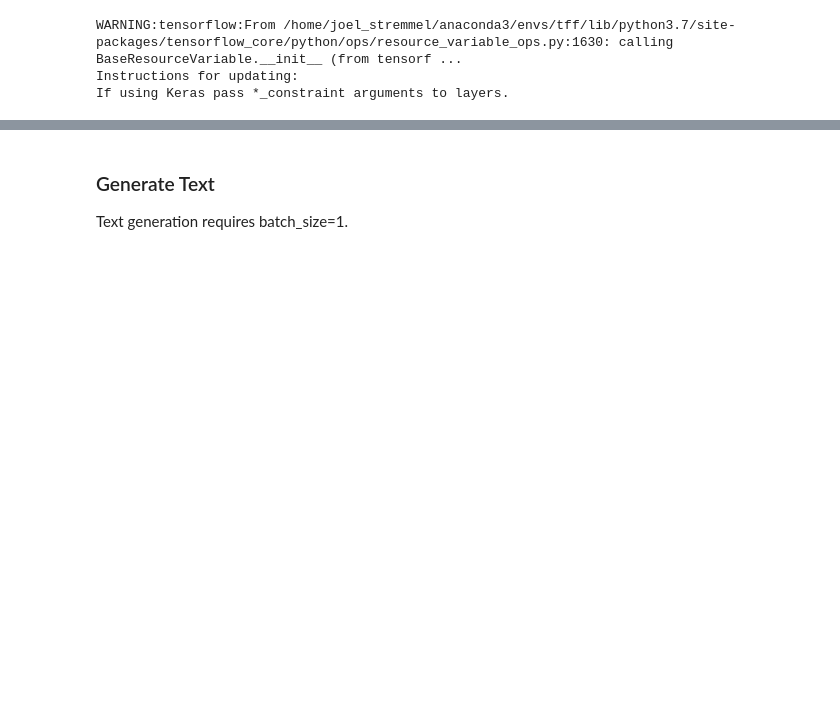
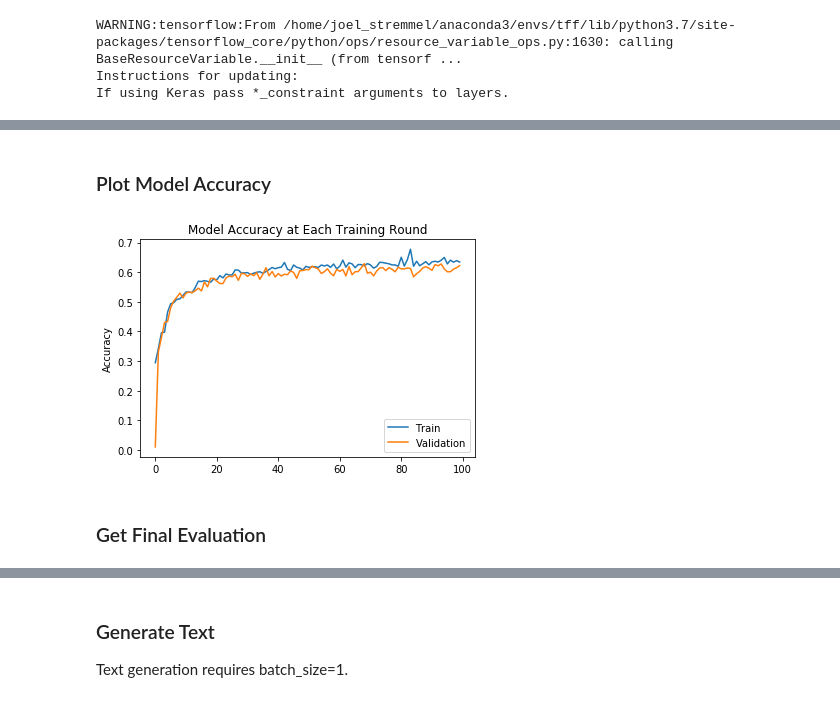
Before and after one commit to federated-learning-experiments/fl-text-models, a Jupyter notebook: local_gpu_training/federated_stack_overflow_text_generation.ipynb, the cells around one changed output, grey strips where cells are left out. Drawn from its saved outputs; the diff is of its cells as text; code cells hidden in the pictures; blank space fills up the shorter version.

```diff
--- a/local_gpu_training/federated_stack_overflow_text_generation.ipynb
+++ b/local_gpu_training/federated_stack_overflow_text_generation.ipynb
@@ -546,0 +465,15 @@ Evaluating before training round 21
+# %% [markdown]
+### Plot Model Accuracy
+# %%
+fig, ax = plt.subplots()
+x_axis = range(0, NUM_ROUNDS)
+ax.plot(x_axis, train_accuracy, label='Train')
+ax.plot(x_axis, val_accuracy, label='Validation')
+ax.legend(loc='best')
+plt.ylabel('Accuracy')
+plt.title('Model Accuracy at Each Training Round')
+plt.show()
+# %% [output]
+[figure, added]
+# %% [markdown]
+### Get Final Evaluation
```
Also changed, not shown: parts of 79 cells of this notebook, 3 other files.
